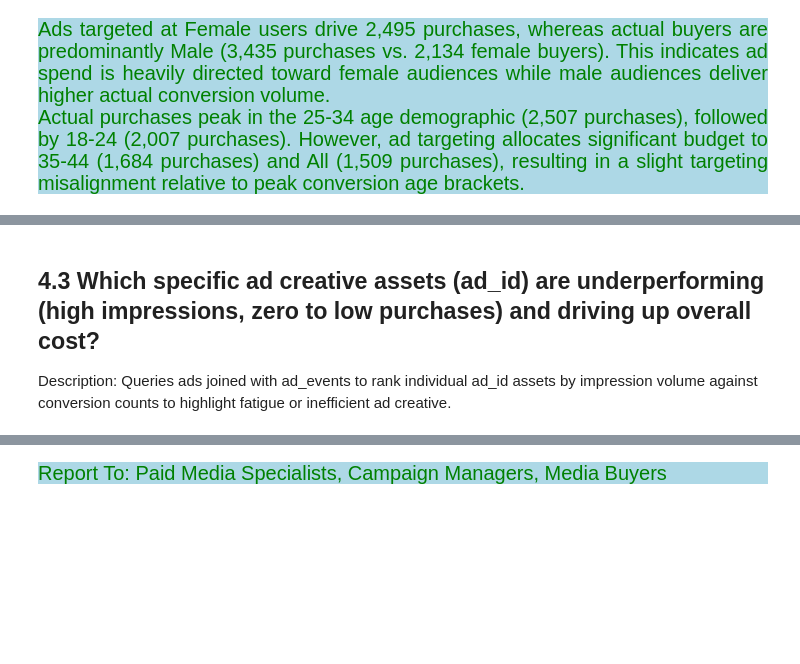
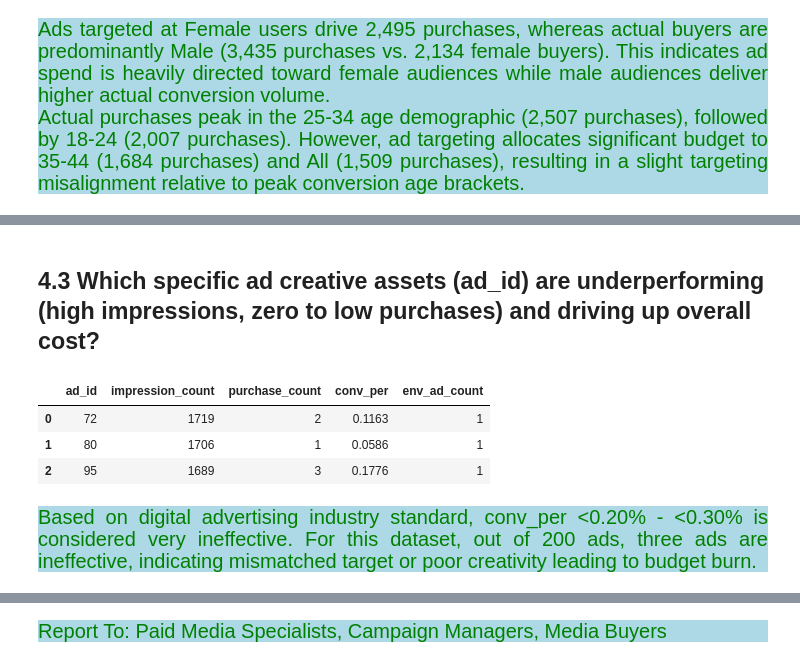
Before and after one commit to Kartika-Nidhi/Social_Media_Ads_Performance_Analysis_SQL, a Jupyter notebook: SocialMediaAdsPerformance.ipynb, the cells around one changed output, grey strips where cells are left out. Drawn from its saved outputs; the diff is of its cells as text; code cells hidden in the pictures; blank space fills up the shorter version.

```diff
--- a/SocialMediaAdsPerformance.ipynb
+++ b/SocialMediaAdsPerformance.ipynb
@@ -715,9 +715,38 @@ Actual purchases peak in the 25-34 age demographic (2,507 purchases), followed b
 <div>
 # %% [markdown]
 ## 4.3 Which specific ad creative assets (ad_id) are underperforming (high impressions, zero to low purchases) and driving up overall cost?
-
-
-Description: Queries ads joined with ad_events to rank individual ad_id assets by impression volume against conversion counts to highlight fatigue or inefficient ad creative.
+# %%
+query1 = """
+
+WITH cte AS (
+SELECT ad.ad_id, COUNT(CASE WHEN event_type = 'Impression' THEN 1 END) AS impression_count,
+        COUNT(CASE WHEN event_type = 'Purchase' THEN 1 END) AS purchase_count
+FROM ads AS ad
+LEFT JOIN ad_events AS ade
+    ON ad.ad_id = ade.ad_id
+GROUP BY ad_id
+ORDER BY impression_count DESC
+)
+
+SELECT *, (purchase_count/impression_count * 100) AS conv_per, COUNT(*) AS env_ad_count
+FROM cte
+GROUP BY ad_id
+HAVING conv_per < 0.20;
+
+"""
+
+df1 = pd.read_sql(query1, engine)
+
+
+
+df1
+# %% [output]
+|  | ad_id | impression_count | purchase_count | conv_per | env_ad_count |
+| 0 | 72 | 1719 | 2 | 0.1163 | 1 |
+| 1 | 80 | 1706 | 1 | 0.0586 | 1 |
+| 2 | 95 | 1689 | 3 | 0.1776 | 1 |
+# %% [markdown]
+<div style = "background-color:lightblue; color:green; font-size:20px; text-align:justify">Based on digital advertising industry standard, conv_per <0.20% - <0.30% is considered very ineffective. For this dataset, out of 200 ads, three ads are ineffective, indicating mismatched target or poor creativity leading to budget burn.
 # %% [markdown]
 <div>
 # %% [markdown]
```
